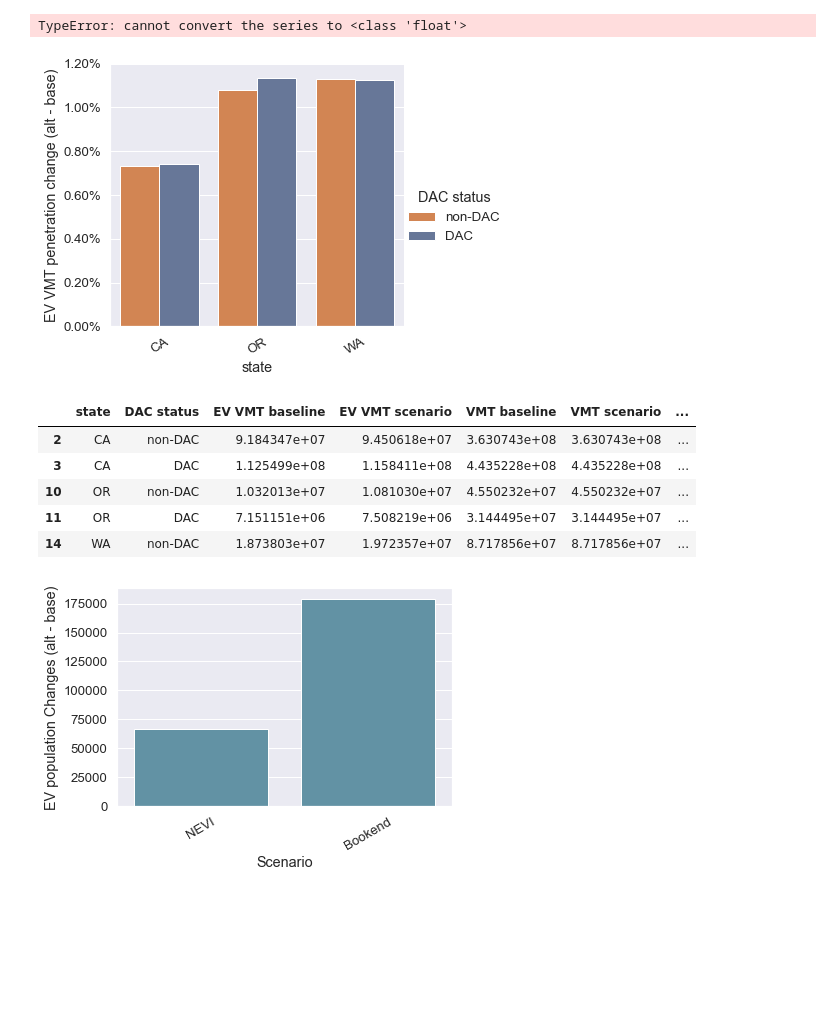
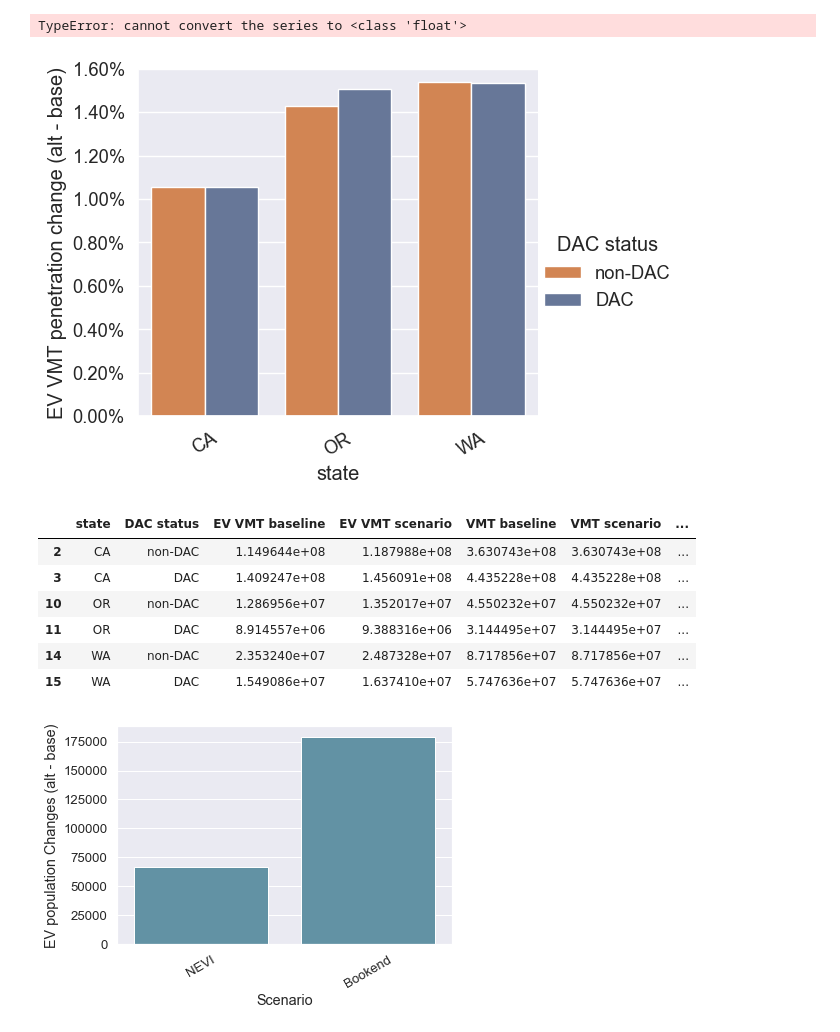
Before and after one commit to arielgatech/BILD_AQ_EV_VMT, a Jupyter notebook: scripts/post_process/TEMPO_GEMS_result_visualization_with_spillover.ipynb, the cells around one changed output. Cells and saved outputs as stored; diff of their text form; code cells hidden in the pictures; blank space fills up the shorter version.

```diff
--- a/scripts/post_process/TEMPO_GEMS_result_visualization_with_spillover.ipynb
+++ b/scripts/post_process/TEMPO_GEMS_result_visualization_with_spillover.ipynb
@@ -52,7 +52,7 @@ us_tracts_geojson.plot()
 EV_penetration_by_scenario = None
 scenario_name_lookup = {'Baseline': 'Baseline', 'NEVI': 'NEVI'}
 #                         'Bookend': 'Bookend'}
-analysis_year = 2030
+analysis_year = 2032
 scenarios = list(scenario_name_lookup.keys())
 
 for selected_state in selected_states:
@@ -135,9 +135,16 @@ EV_VMT_by_scenario.head(5)
 # %%
+# append state and cbsa
 state_id_lookup.head(5)
-state_lookup = state_id_lookup[['GEOID', 'st_code']]
+state_lookup = state_id_lookup[['GEOID', 'st_code', 'cbsa']]
 EV_VMT_by_scenario = pd.merge(EV_VMT_by_scenario, state_lookup,
                              left_on = 'thru_GEOID', right_on = 'GEOID', how = 'left')
+
 EV_VMT_by_scenario = EV_VMT_by_scenario.drop(columns = 'GEOID')
 EV_VMT_by_scenario = EV_VMT_by_scenario.rename(columns = {'st_code':'state'})
-EV_VMT_by_scenario.head(5)
+
+state_lookup = state_id_lookup[['GEOID', 'cbsa']]
+EV_penetration_by_scenario = pd.merge(EV_penetration_by_scenario, state_lookup,
+                             left_on = 'home_GEOID', right_on = 'GEOID', how = 'left')
+EV_penetration_by_scenario = EV_penetration_by_scenario.drop(columns = 'GEOID')
+EV_penetration_by_scenario.head(5)
 # %% [output]
@@ -323,42 +330,43 @@ VMT_comparison_by_dac['EV penetration baseline']
 # VMT_comparison_by_dac = pd.melt(VMT_comparison_by_dac,
 #                                 id_vars=['state', 'type'],
 #                                 value_vars=['DAC', 'non-DAC'],
 #                                 var_name='DAC status',
 #                                 value_name='VMT penetration change')
 # Create an array with the colors you want to use
 colors = ["#e7803e", "#5f74a0"]
 dac_lookup = {0: 'non-DAC', 1: 'DAC'}
 VMT_comparison_by_dac = VMT_comparison_by_dac.loc[VMT_comparison_by_dac['state'].isin(selected_states)]
 VMT_comparison_by_dac['DAC status'] = VMT_comparison_by_dac['DAC status'].astype(int)
 VMT_comparison_by_dac['DAC status'] = VMT_comparison_by_dac['DAC status'].map(dac_lookup)
 # Set your custom color palette
 sns.set_palette(sns.color_palette(colors))
 # plt.figure(figsize = (5, 10))
 ax = sns.catplot(kind = 'bar', data = VMT_comparison_by_dac,
             x = 'state', y = 'VMT penetration change',
 #             color = '#5797af',
                  hue = 'DAC status',
             height=4.5, aspect=1.2)
 plt.xticks(rotation = 30)
 # plt.xlabel('Scenario')
 plt.ylabel('EV VMT penetration change (alt - base)')
 # plt.ylim([0, 0.05])
 for ax in ax.axes.flat:
     ax.yaxis.set_major_formatter(PercentFormatter(1))
-plt.ylim([0, 0.012])
+plt.ylim([0, 0.016])
 plt.savefig('Plot/PNW/three_states_EV_VMT_frac_by_dac_delta.png', dpi = 200, bbox_inches = 'tight')
 plt.show()
 
 VMT_comparison_by_dac.to_csv('Output/PNW/agg_EV_VMT_frac.csv')
-VMT_comparison_by_dac.head(5)
+VMT_comparison_by_dac.head(6)
 # %% [output]
-[figure, old version]
+[figure, new version]
 |  | state | DAC status | EV VMT baseline | EV VMT scenario | VMT baseline | VMT scenario | ... |
-| 2 | CA | non-DAC | 9.184347e+07 | 9.450618e+07 | 3.630743e+08 | 3.630743e+08 | ... |
-| 3 | CA | DAC | 1.125499e+08 | 1.158411e+08 | 4.435228e+08 | 4.435228e+08 | ... |
-| 10 | OR | non-DAC | 1.032013e+07 | 1.081030e+07 | 4.550232e+07 | 4.550232e+07 | ... |
-| 11 | OR | DAC | 7.151151e+06 | 7.508219e+06 | 3.144495e+07 | 3.144495e+07 | ... |
-| 14 | WA | non-DAC | 1.873803e+07 | 1.972357e+07 | 8.717856e+07 | 8.717856e+07 | ... |
+| 2 | CA | non-DAC | 1.149644e+08 | 1.187988e+08 | 3.630743e+08 | 3.630743e+08 | ... |
+| 3 | CA | DAC | 1.409247e+08 | 1.456091e+08 | 4.435228e+08 | 4.435228e+08 | ... |
+| 10 | OR | non-DAC | 1.286956e+07 | 1.352017e+07 | 4.550232e+07 | 4.550232e+07 | ... |
+| 11 | OR | DAC | 8.914557e+06 | 9.388316e+06 | 3.144495e+07 | 3.144495e+07 | ... |
+| 14 | WA | non-DAC | 2.353240e+07 | 2.487328e+07 | 8.717856e+07 | 8.717856e+07 | ... |
+| 15 | WA | DAC | 1.549086e+07 | 1.637410e+07 | 5.747636e+07 | 5.747636e+07 | ... |
 # %%
 # Plot EV population changes
 
```
Also changed, not shown: parts of 17 cells of this notebook, 6 other files.
